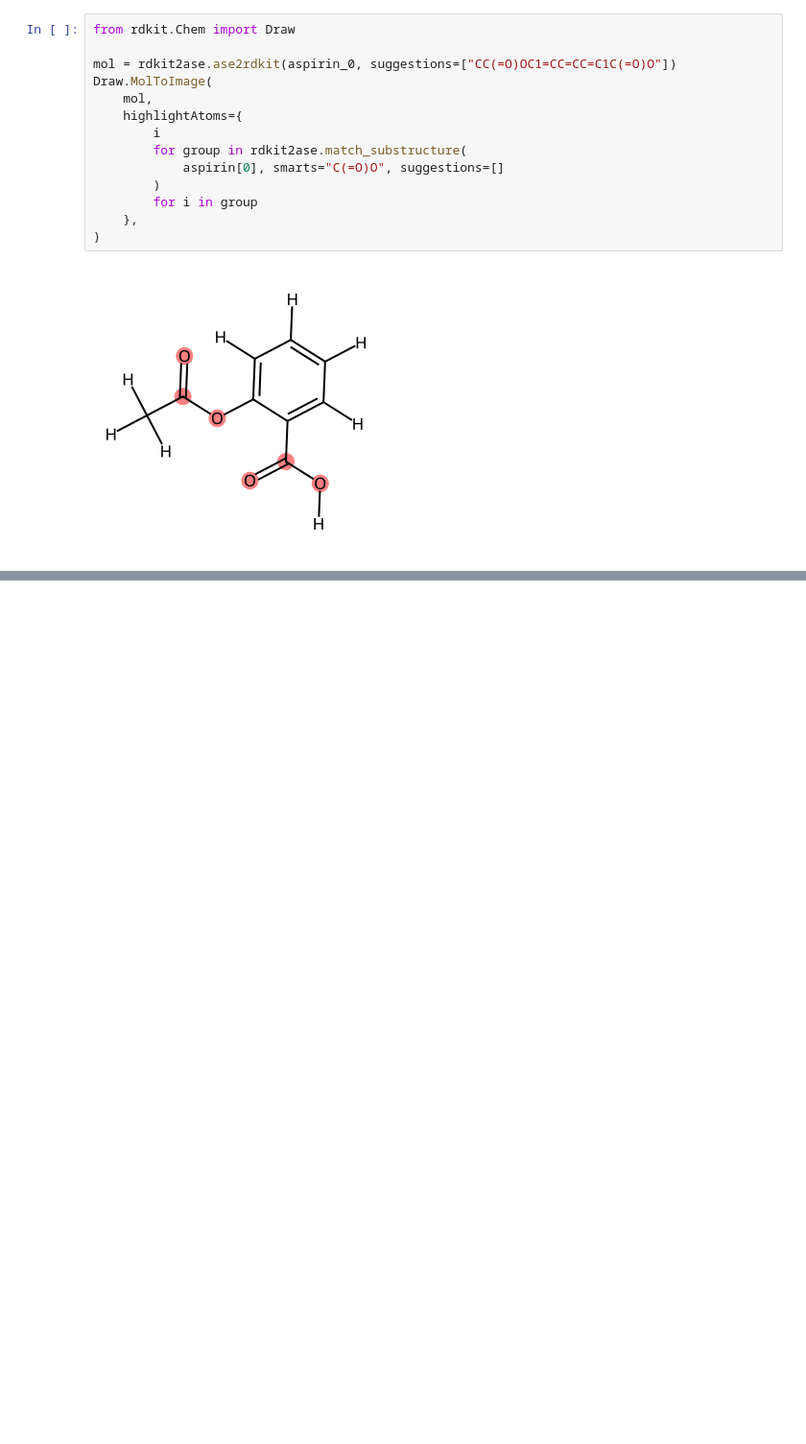
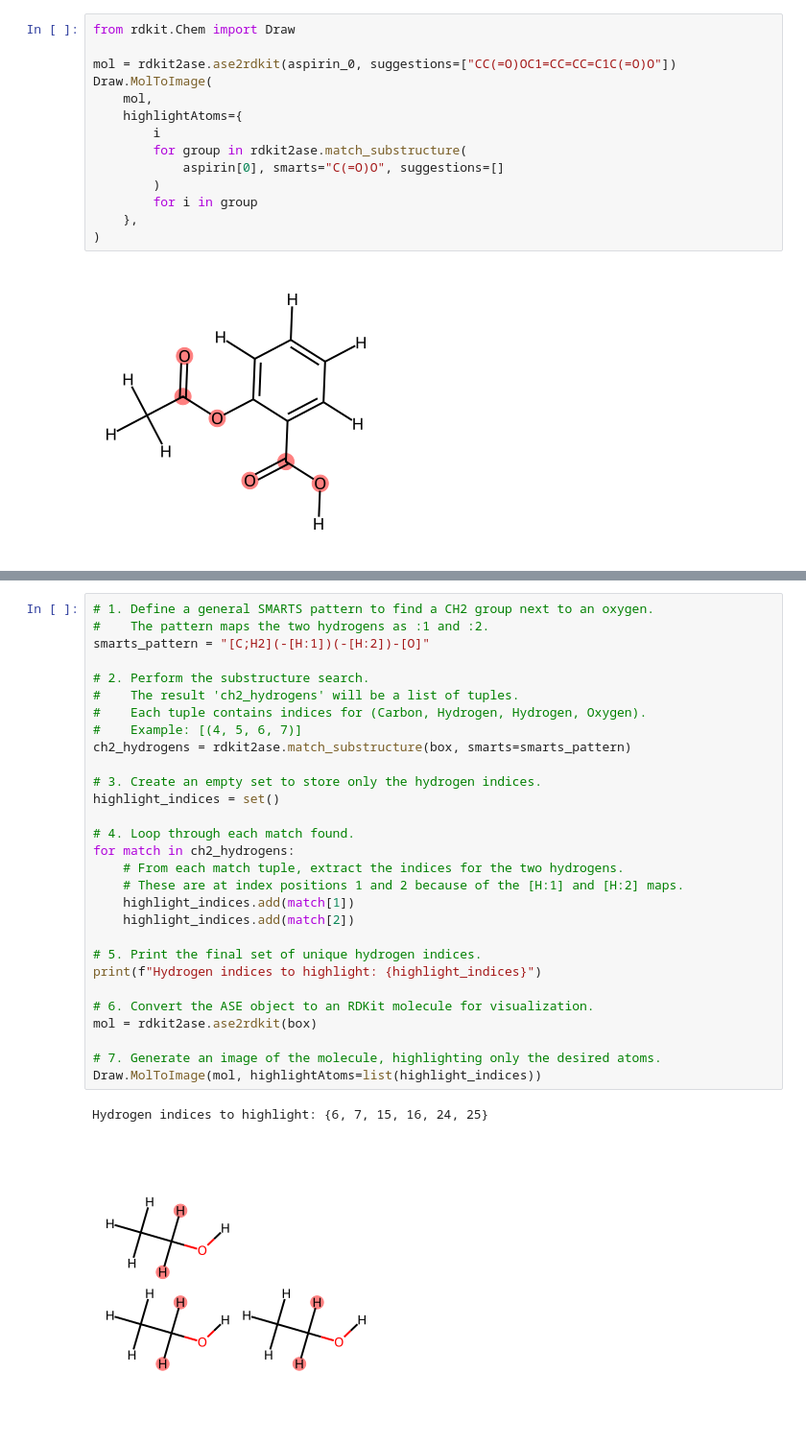
Before and after one commit to zincware/rdkit2ase, a Jupyter notebook: docs/source/ase_tools.ipynb, the cells around one changed output, grey strips where cells are left out. Shown at 96% size. Saved outputs shown, nothing was run; the diff lists cells and outputs as text; blank space fills up the shorter version.

```diff
--- a/docs/source/ase_tools.ipynb
+++ b/docs/source/ase_tools.ipynb
@@ -81,0 +108,32 @@ Draw.MolToImage(
+# %%
+# 1. Define a general SMARTS pattern to find a CH2 group next to an oxygen.
+#    The pattern maps the two hydrogens as :1 and :2.
+smarts_pattern = "[C;H2](-[H:1])(-[H:2])-[O]"
+
+# 2. Perform the substructure search.
+#    The result 'ch2_hydrogens' will be a list of tuples.
+#    Each tuple contains indices for (Carbon, Hydrogen, Hydrogen, Oxygen).
+#    Example: [(4, 5, 6, 7)]
+ch2_hydrogens = rdkit2ase.match_substructure(box, smarts=smarts_pattern)
+
+# 3. Create an empty set to store only the hydrogen indices.
+highlight_indices = set()
+
+# 4. Loop through each match found.
+for match in ch2_hydrogens:
+    # From each match tuple, extract the indices for the two hydrogens.
+    # These are at index positions 1 and 2 because of the [H:1] and [H:2] maps.
+    highlight_indices.add(match[1])
+    highlight_indices.add(match[2])
+
+# 5. Print the final set of unique hydrogen indices.
+print(f"Hydrogen indices to highlight: {highlight_indices}")
+
+# 6. Convert the ASE object to an RDKit molecule for visualization.
+mol = rdkit2ase.ase2rdkit(box)
+
+# 7. Generate an image of the molecule, highlighting only the desired atoms.
+Draw.MolToImage(mol, highlightAtoms=list(highlight_indices))
+# %% [output]
+Hydrogen indices to highlight: {6, 7, 15, 16, 24, 25}
+[figure, added]
```
Also changed, not shown: parts of 3 cells of this notebook.
